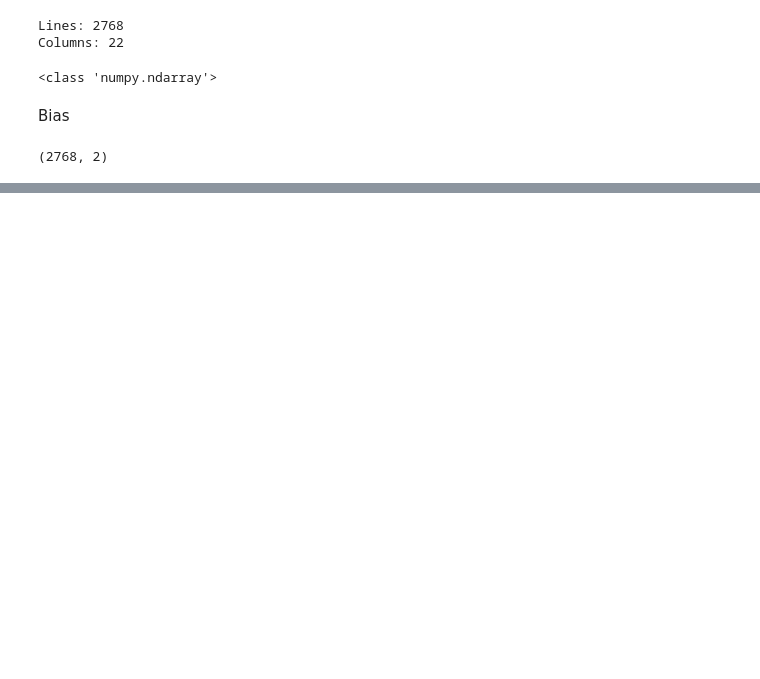
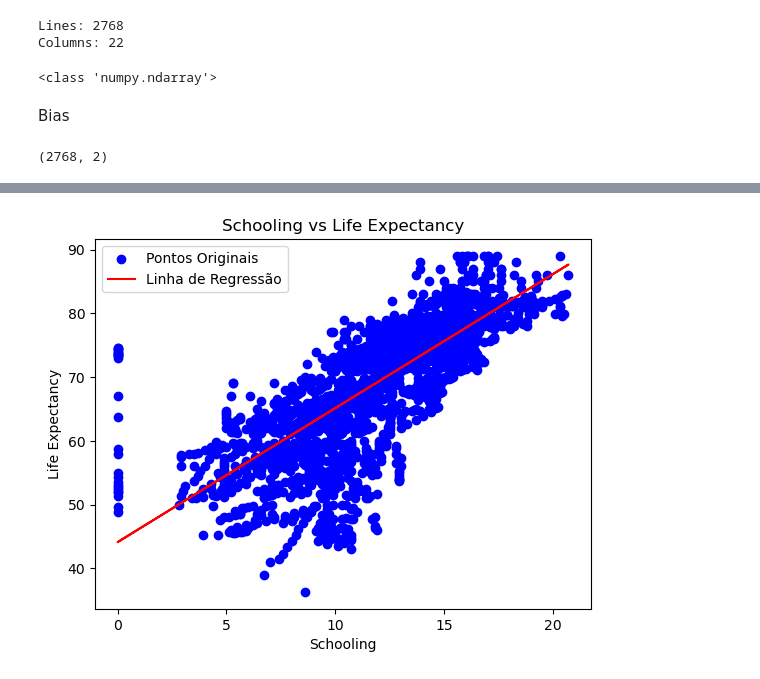
Before and after one commit to joaovquintas/Linear-Regression-1, a Jupyter notebook: linear_regression.ipynb, the cells around one changed output, grey strips where cells are left out. Saved outputs shown, nothing was run; the diff lists cells and outputs as text; code cells hidden in the pictures; blank space fills up the shorter version.

```diff
--- a/linear_regression.ipynb
+++ b/linear_regression.ipynb
@@ -130,0 +151,11 @@ plt.show()
+# %%
+
+plt.scatter(X, y, color='blue', label='Pontos Originais')
+plt.plot(X, y_pred, color='red', label='Linha de Regressão')
+plt.title('Schooling vs Life Expectancy')
+plt.xlabel('Schooling')
+plt.ylabel('Life Expectancy')
+plt.legend()
+plt.show()
+# %% [output]
+[figure, added]
```
Also changed, not shown: parts of 10 cells of this notebook.
